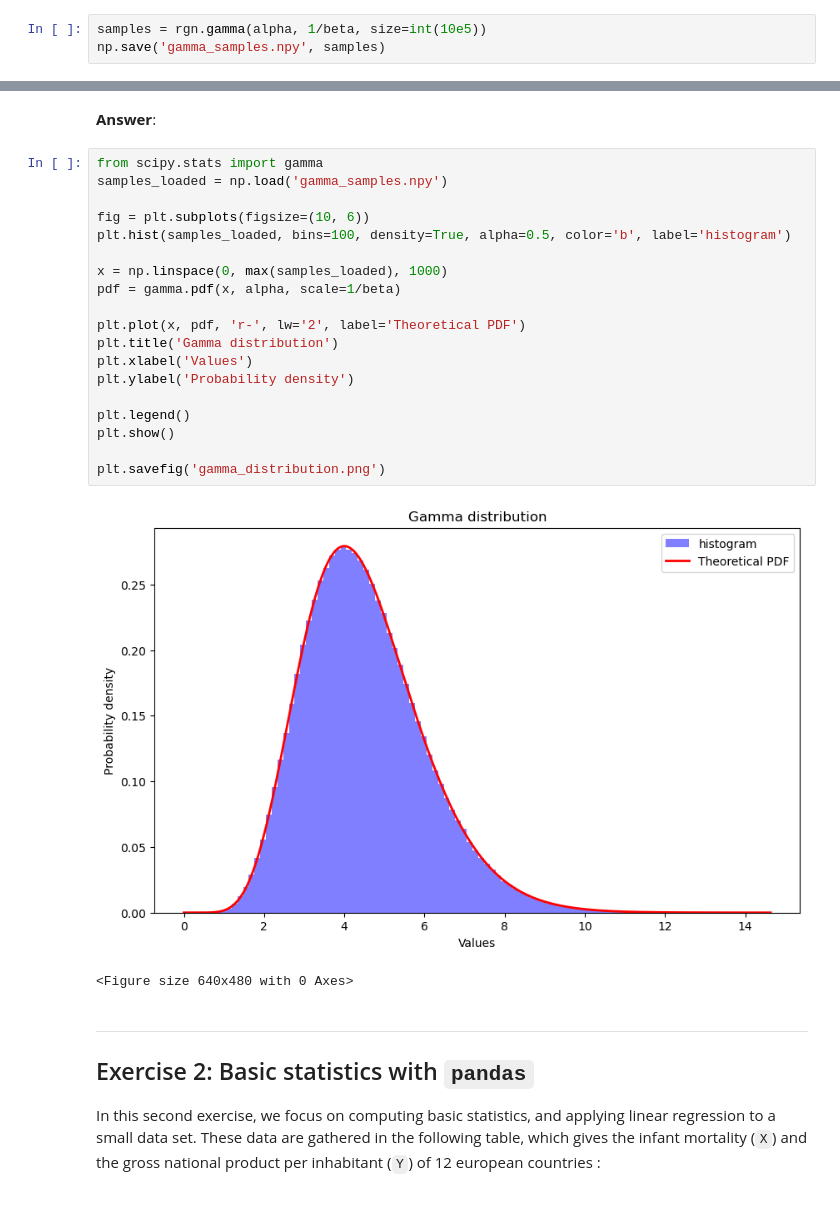
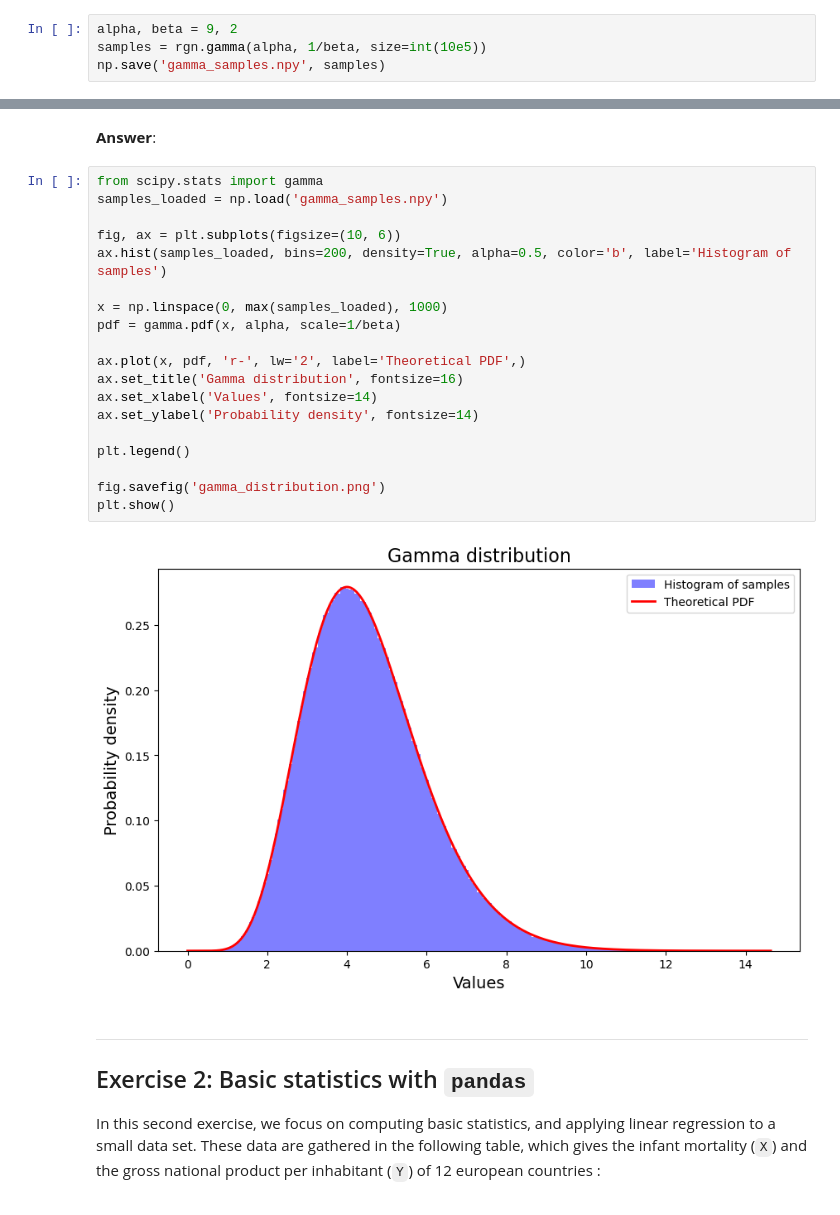
Before and after one commit to SerinaTraore/python_sdia, a Jupyter notebook: Labs/source/Lab2/lab2_final.ipynb, the cells around one changed output, grey strips where cells are left out. Cells and saved outputs as stored; diff of their text form.

```diff
--- a/Labs/source/Lab2/lab2_final.ipynb
+++ b/Labs/source/Lab2/lab2_final.ipynb
@@ -64,6 +75,7 @@ rgn = np.random.default_rng(seed=42)
 # %% [markdown]
 **Answer**:
 # %%
+alpha, beta = 9, 2
 samples = rgn.gamma(alpha, 1/beta, size=int(10e5))
 np.save('gamma_samples.npy', samples)
 # %% [markdown]
@@ -95,25 +116,24 @@ plt.show()
 # %%
 from scipy.stats import gamma
 samples_loaded = np.load('gamma_samples.npy')
 
-fig = plt.subplots(figsize=(10, 6))
-plt.hist(samples_loaded, bins=100, density=True, alpha=0.5, color='b', label='histogram')
+fig, ax = plt.subplots(figsize=(10, 6))
+ax.hist(samples_loaded, bins=200, density=True, alpha=0.5, color='b', label='Histogram of samples')
 
 x = np.linspace(0, max(samples_loaded), 1000)
 pdf = gamma.pdf(x, alpha, scale=1/beta)
 
-plt.plot(x, pdf, 'r-', lw='2', label='Theoretical PDF')
-plt.title('Gamma distribution')
-plt.xlabel('Values')
-plt.ylabel('Probability density')
+ax.plot(x, pdf, 'r-', lw='2', label='Theoretical PDF',)
+ax.set_title('Gamma distribution', fontsize=16)
+ax.set_xlabel('Values', fontsize=14)
+ax.set_ylabel('Probability density', fontsize=14)
 
 plt.legend()
+
+fig.savefig('gamma_distribution.png')
 plt.show()
-
-plt.savefig('gamma_distribution.png')
 # %% [output]
-[figure, old version]
+[figure, new version]
-<Figure size 640x480 with 0 Axes>
 # %% [markdown]
 ---
 ## <a name="ex2">Exercise 2: Basic statistics with `pandas`</a>
```
Also changed, not shown: parts of 9 cells of this notebook, 5 other files.
